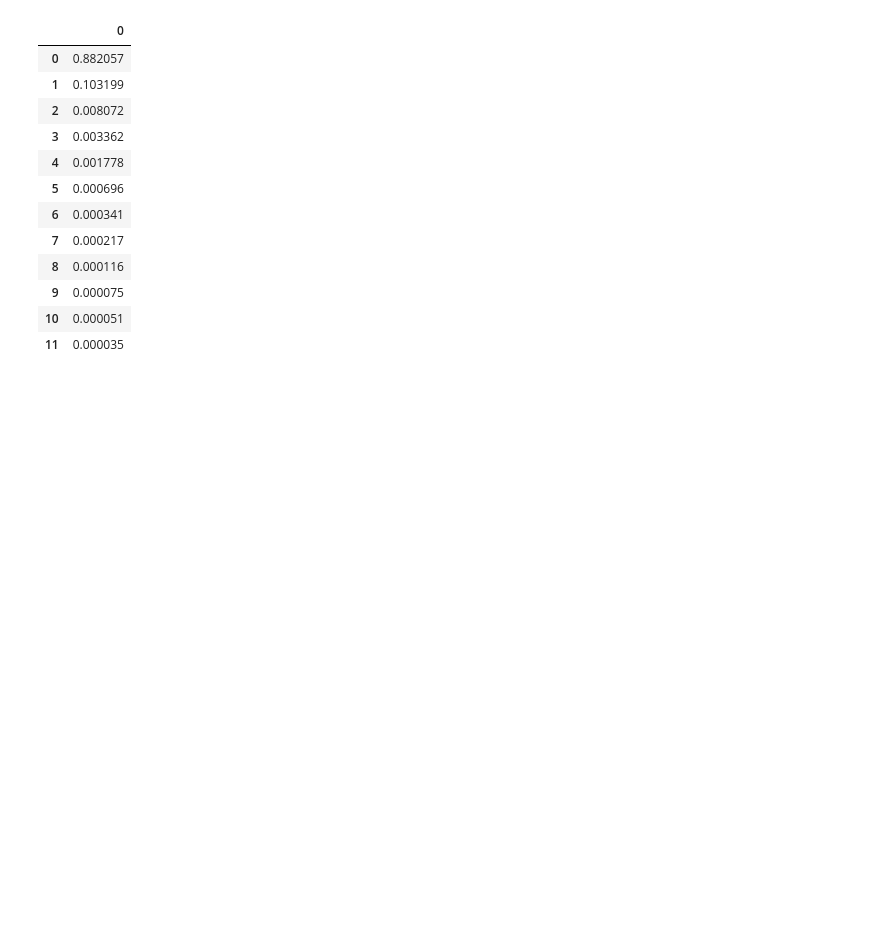
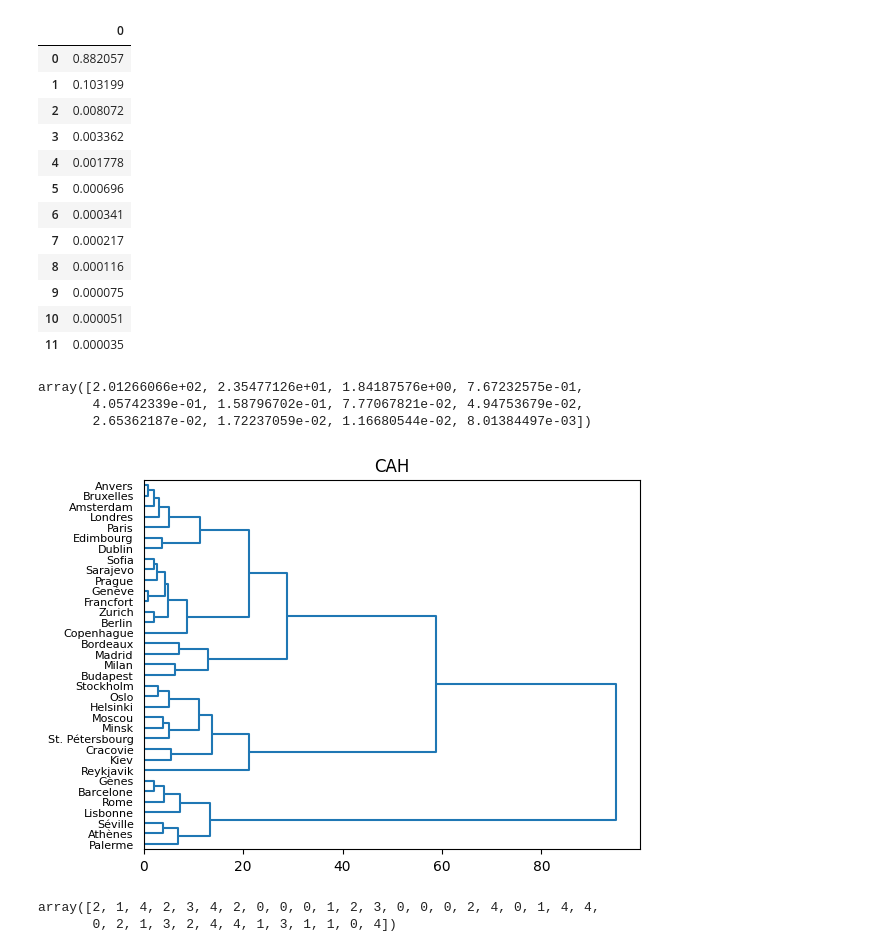
Before and after one commit to Cleamx/L3, a Jupyter notebook: S2/IA/capitales.ipynb, the cells around one changed output. Drawn from its saved outputs; the diff is of its cells as text; code cells hidden in the pictures; blank space fills up the shorter version.

```diff
--- a/S2/IA/capitales.ipynb
+++ b/S2/IA/capitales.ipynb
@@ -73,3 +66,25 @@ pd.DataFrame(model.explained_variance_ratio_)
 | 9 | 0.000075 |
 | 10 | 0.000051 |
 | 11 | 0.000035 |
+# %%
+model.explained_variance_
+# %% [output]
+array([2.01266066e+02, 2.35477126e+01, 1.84187576e+00, 7.67232575e-01,
+       4.05742339e-01, 1.58796702e-01, 7.77067821e-02, 4.94753679e-02,
+       2.65362187e-02, 1.72237059e-02, 1.16680544e-02, 8.01384497e-03])
+# %%
+from scipy.cluster.hierarchy import dendrogram, linkage
+capitales_cah = linkage(capitales, method="ward", metric="euclidean")
+plt.title("CAH")
+dendrogram(capitales_cah, labels= capitales.index, orientation='right', color_threshold=0)
+plt.show()
+# %% [output]
+[figure, added]
+# %%
+from sklearn.cluster import AgglomerativeClustering
+model = AgglomerativeClustering(distance_threshold=None, n_clusters=5)
+capitales_cah = model.fit(capitales)
+capitales_cah.labels_
+# %% [output]
+array([2, 1, 4, 2, 3, 4, 2, 0, 0, 0, 1, 2, 3, 0, 0, 0, 2, 4, 0, 1, 4, 4,
+       0, 2, 1, 3, 2, 4, 4, 1, 3, 1, 1, 0, 4])
```
Also changed, not shown: parts of 4 cells of this notebook, 6 other files.
